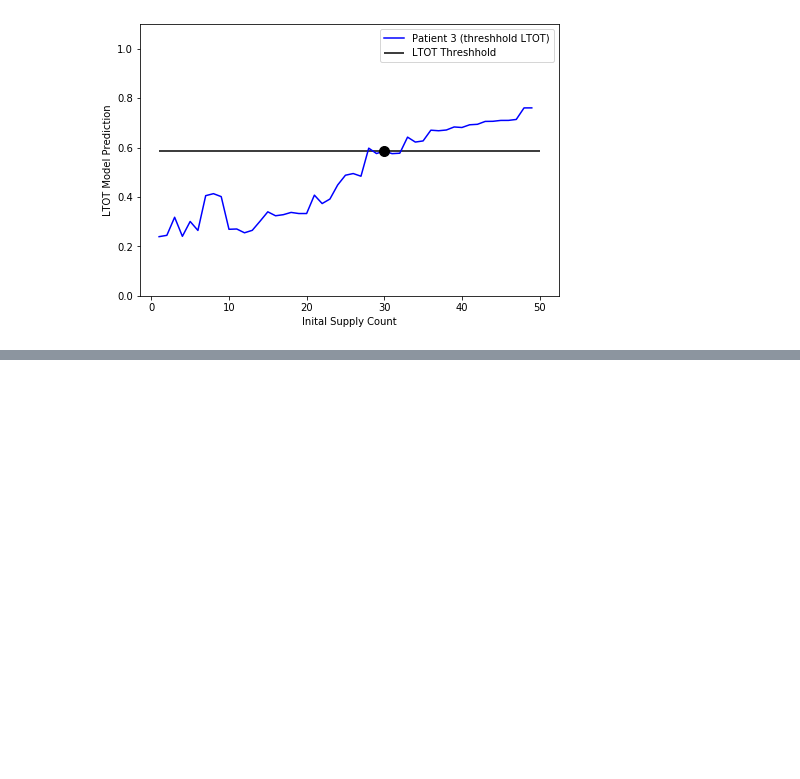
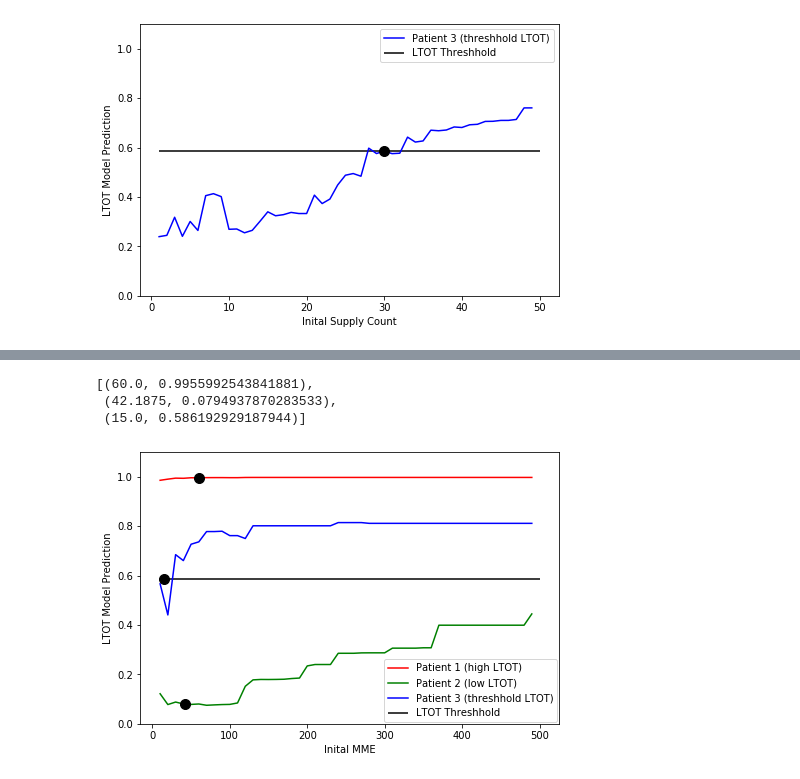
Before and after one commit to chenson2018/Humana-Mays-Competition, a Jupyter notebook: Final Model/Three Patients.ipynb, the cells around one changed output, grey strips where cells are left out. Drawn from its saved outputs; the diff is of its cells as text; code cells hidden in the pictures; blank space fills up the shorter version.

```diff
--- a/Final Model/Three Patients.ipynb
+++ b/Final Model/Three Patients.ipynb
@@ -308,0 +367,9 @@ plt.show()
+# %%
+min_mme = 10
+max_mme = 500
+mme_step = 10
+# %%
+%%time
+patient1_range_mme = get_prediction_range_mme(patient1, min_mme, max_mme, mme_step)
+patient2_range_mme = get_prediction_range_mme(patient2, min_mme, max_mme, mme_step)
+patient3_range_mme = get_prediction_range_mme(patient3, min_mme, max_mme, mme_step)
@@ -308,0 +378,40 @@ plt.show()
+# %%
+mme_ranges = [patient1_range_mme, patient2_range_mme, patient3_range_mme]
+# %%
+patient_inital_mme = []
+
+for patient in patients:
+    mme = test_features[test_features.index == patient.index[0]]['MME_on_day0'][0]
+    pred = validation_predictions[validation_predictions.index == patient.index[0]]['RF+LGB'].values[0]
+
+    patient_inital_mme.append((mme, pred))
+# %%
+patient_inital_mme
+# %% [output]
+[(60.0, 0.9955992543841881),
+ (42.1875, 0.0794937870283533),
+ (15.0, 0.586192929187944)]
+# %%
+labels = ['Patient 1 (high LTOT)', 'Patient 2 (low LTOT)', 'Patient 3 (threshhold LTOT)']
+colors = ['red', 'green', 'blue']
+
+plt.figure(figsize=(7.5,5))
+plt.ylim((0, 1.1))
+
+for count, patient in enumerate(mme_ranges):
+    plt.plot(range(min_mme, max_mme, mme_step),
+             patient['RF+LGB'].values,
+             label = labels[count],
+             color = colors[count])
+
+for inital in patient_inital_mme:
+    plt.scatter(*inital, color = 'black', s=100, zorder = 3)
+
+plt.hlines(y=.586, xmin=min_mme, xmax=max_mme, label = "LTOT Threshhold")
+plt.xlabel('Inital MME')
+plt.ylabel('LTOT Model Prediction')
+plt.legend(loc='center left', bbox_to_anchor=(.57, .1225))
+plt.savefig('full_mme.png')
+plt.show()
+# %% [output]
+[figure, added]
```
Also changed, not shown: parts of 10 cells of this notebook, 4 other files.
